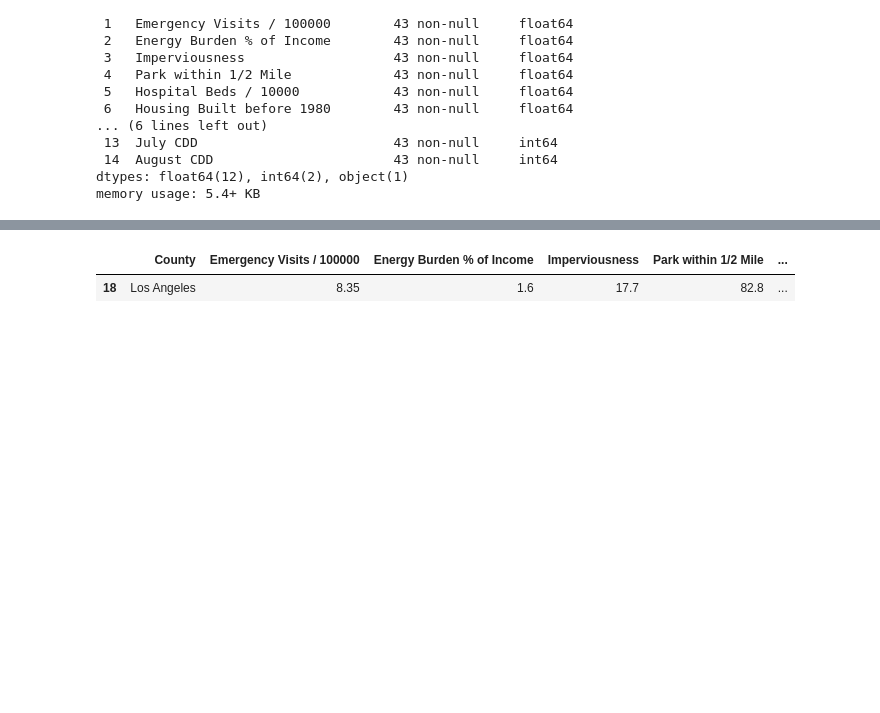
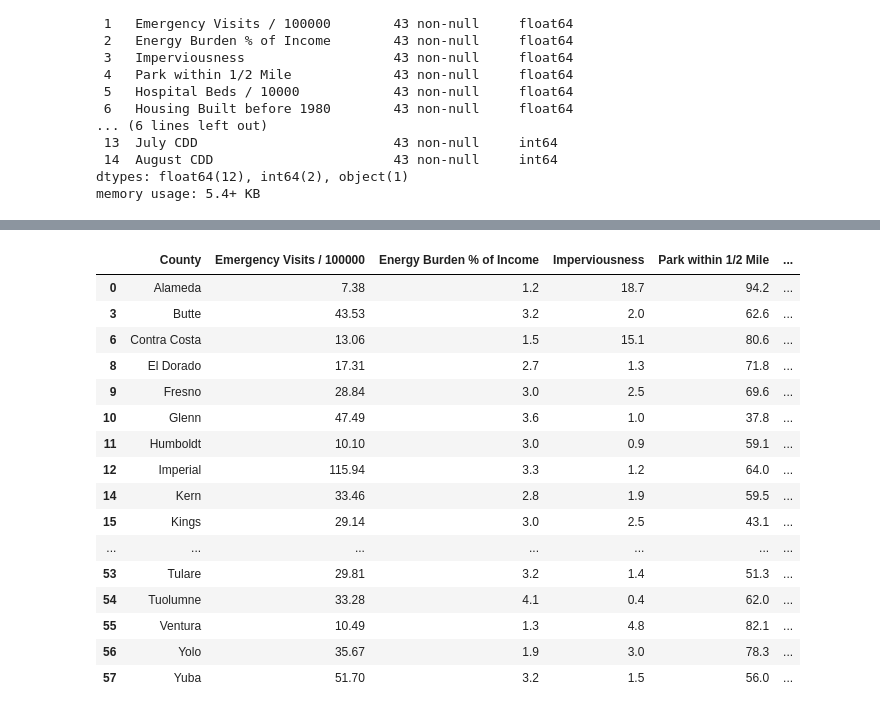
Before and after one commit to Erdos-Projects/fall-2025-weather-events-and-public-health, a Jupyter notebook: src/EDA_County_Stats_with_temp_v2.ipynb, the cells around one changed output, grey strips where cells are left out. Saved outputs shown, nothing was run; the diff lists cells and outputs as text; code cells hidden in the pictures; blank space fills up the shorter version.

```diff
--- a/src/EDA_County_Stats_with_temp_v2.ipynb
+++ b/src/EDA_County_Stats_with_temp_v2.ipynb
@@ -322,11 +322,27 @@ y_resid = y_obs - y_hat
 # assign new columns
 resid_col = y_col + " temp residual"
 county_df_residual[resid_col] = y_resid
+county_df_residual = county_df_residual[county_df_residual['max_july_august_temp'] >= 80]
 # %%
-county_df_residual.sample()
+county_df_residual
 # %% [output]
 |  | County | Emergency Visits / 100000 | Energy Burden % of Income | Imperviousness | Park within 1/2 Mile | ... |
-| 18 | Los Angeles | 8.35 | 1.6 | 17.7 | 82.8 | ... |
+| 0 | Alameda | 7.38 | 1.2 | 18.7 | 94.2 | ... |
+| 3 | Butte | 43.53 | 3.2 | 2.0 | 62.6 | ... |
+| 6 | Contra Costa | 13.06 | 1.5 | 15.1 | 80.6 | ... |
+| 8 | El Dorado | 17.31 | 2.7 | 1.3 | 71.8 | ... |
+| 9 | Fresno | 28.84 | 3.0 | 2.5 | 69.6 | ... |
+| 10 | Glenn | 47.49 | 3.6 | 1.0 | 37.8 | ... |
+| 11 | Humboldt | 10.10 | 3.0 | 0.9 | 59.1 | ... |
+| 12 | Imperial | 115.94 | 3.3 | 1.2 | 64.0 | ... |
+| 14 | Kern | 33.46 | 2.8 | 1.9 | 59.5 | ... |
+| 15 | Kings | 29.14 | 3.0 | 2.5 | 43.1 | ... |
+| ... | ... | ... | ... | ... | ... | ... |
+| 53 | Tulare | 29.81 | 3.2 | 1.4 | 51.3 | ... |
+| 54 | Tuolumne | 33.28 | 4.1 | 0.4 | 62.0 | ... |
+| 55 | Ventura | 10.49 | 1.3 | 4.8 | 82.1 | ... |
+| 56 | Yolo | 35.67 | 1.9 | 3.0 | 78.3 | ... |
+| 57 | Yuba | 51.70 | 3.2 | 1.5 | 56.0 | ... |
 # %%
 from sklearn.model_selection import train_test_split
 county_train, county_test = train_test_split(
```
Also changed, not shown: parts of 5 cells of this notebook.
